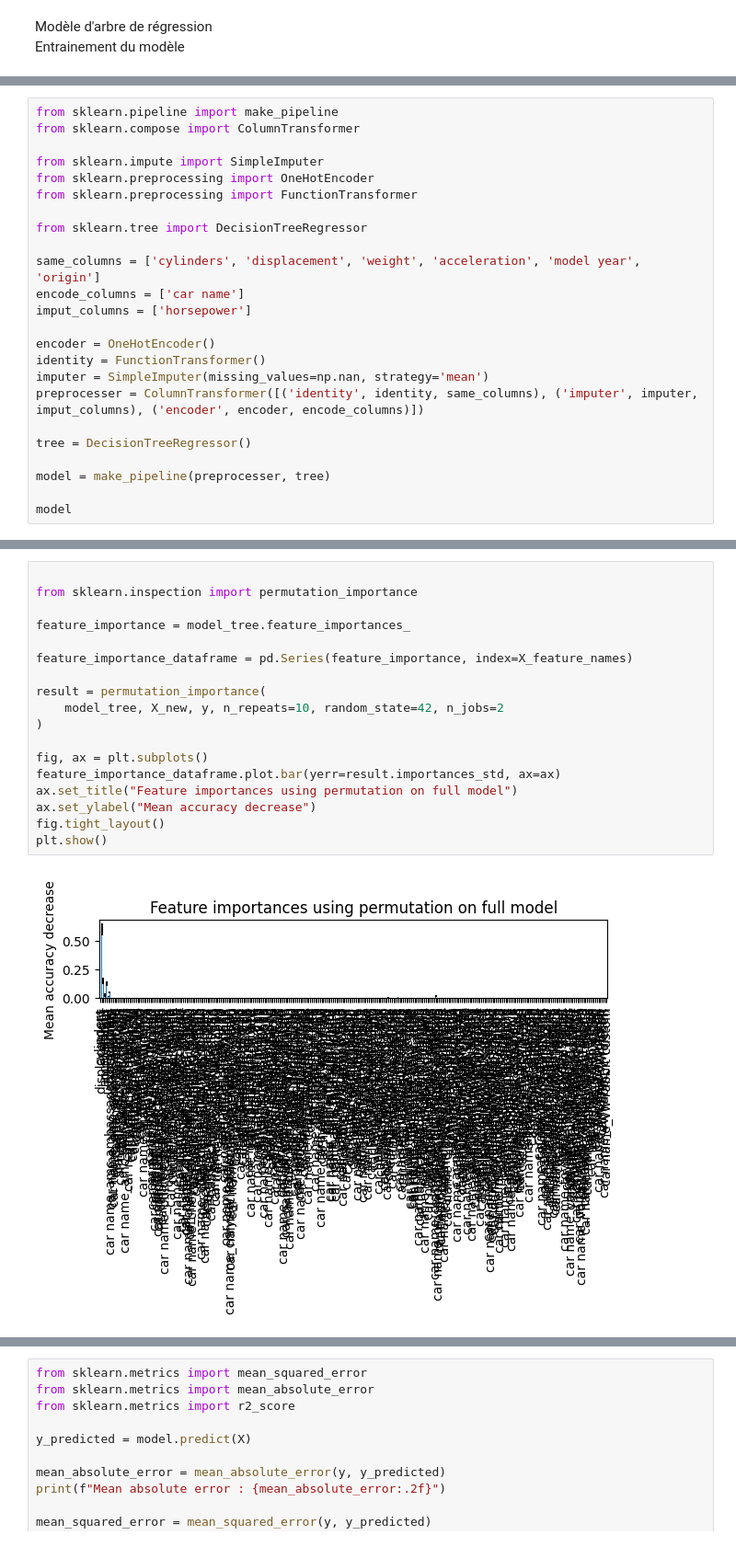
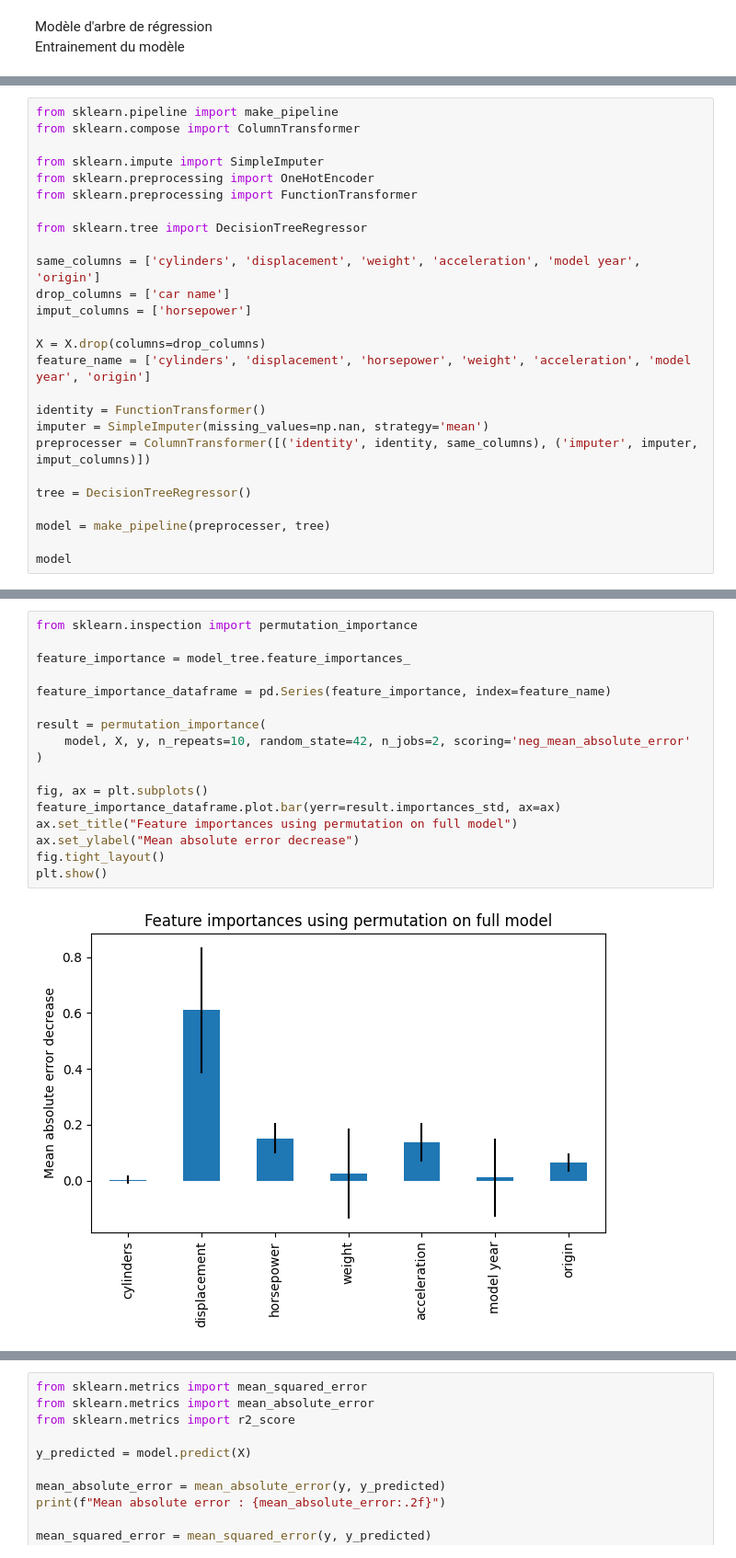
Before and after one commit to Hamza-ABDOULHOUSSEN/Clustering_TP_2022_2023, a Jupyter notebook: 2_Regression.ipynb, the cells around one changed output, grey strips where cells are left out. Shown at 92% size. Cells and saved outputs as stored; diff of their text form.

```diff
--- a/2_Regression.ipynb
+++ b/2_Regression.ipynb
@@ -63,13 +46,15 @@ from sklearn.preprocessing import FunctionTransformer
 from sklearn.tree import DecisionTreeRegressor
 
 same_columns = ['cylinders', 'displacement', 'weight', 'acceleration', 'model year', 'origin']
-encode_columns = ['car name']
+drop_columns = ['car name']
 imput_columns = ['horsepower']
 
-encoder = OneHotEncoder()
+X = X.drop(columns=drop_columns)
+feature_name = ['cylinders', 'displacement', 'horsepower', 'weight', 'acceleration', 'model year', 'origin']
+
 identity = FunctionTransformer()
 imputer = SimpleImputer(missing_values=np.nan, strategy='mean')
-preprocesser = ColumnTransformer([('identity', identity, same_columns), ('imputer', imputer, imput_columns), ('encoder', encoder, encode_columns)])
+preprocesser = ColumnTransformer([('identity', identity, same_columns), ('imputer', imputer, imput_columns)])
 
 tree = DecisionTreeRegressor()
 
@@ -156,20 +98,19 @@ X_feature_names += car_names_attributes.tolist()
 # %%
-
 from sklearn.inspection import permutation_importance
 
 feature_importance = model_tree.feature_importances_
 
-feature_importance_dataframe = pd.Series(feature_importance, index=X_feature_names)
+feature_importance_dataframe = pd.Series(feature_importance, index=feature_name)
 
 result = permutation_importance(
-    model_tree, X_new, y, n_repeats=10, random_state=42, n_jobs=2
+    model, X, y, n_repeats=10, random_state=42, n_jobs=2, scoring='neg_mean_absolute_error'
 )
 
 fig, ax = plt.subplots()
 feature_importance_dataframe.plot.bar(yerr=result.importances_std, ax=ax)
 ax.set_title("Feature importances using permutation on full model")
-ax.set_ylabel("Mean accuracy decrease")
+ax.set_ylabel("Mean absolute error decrease")
 fig.tight_layout()
 plt.show()
 # %% [output]
-[figure, old version]
+[figure, new version]
```
Also changed, not shown: parts of 30 cells of this notebook, 2 other files.
